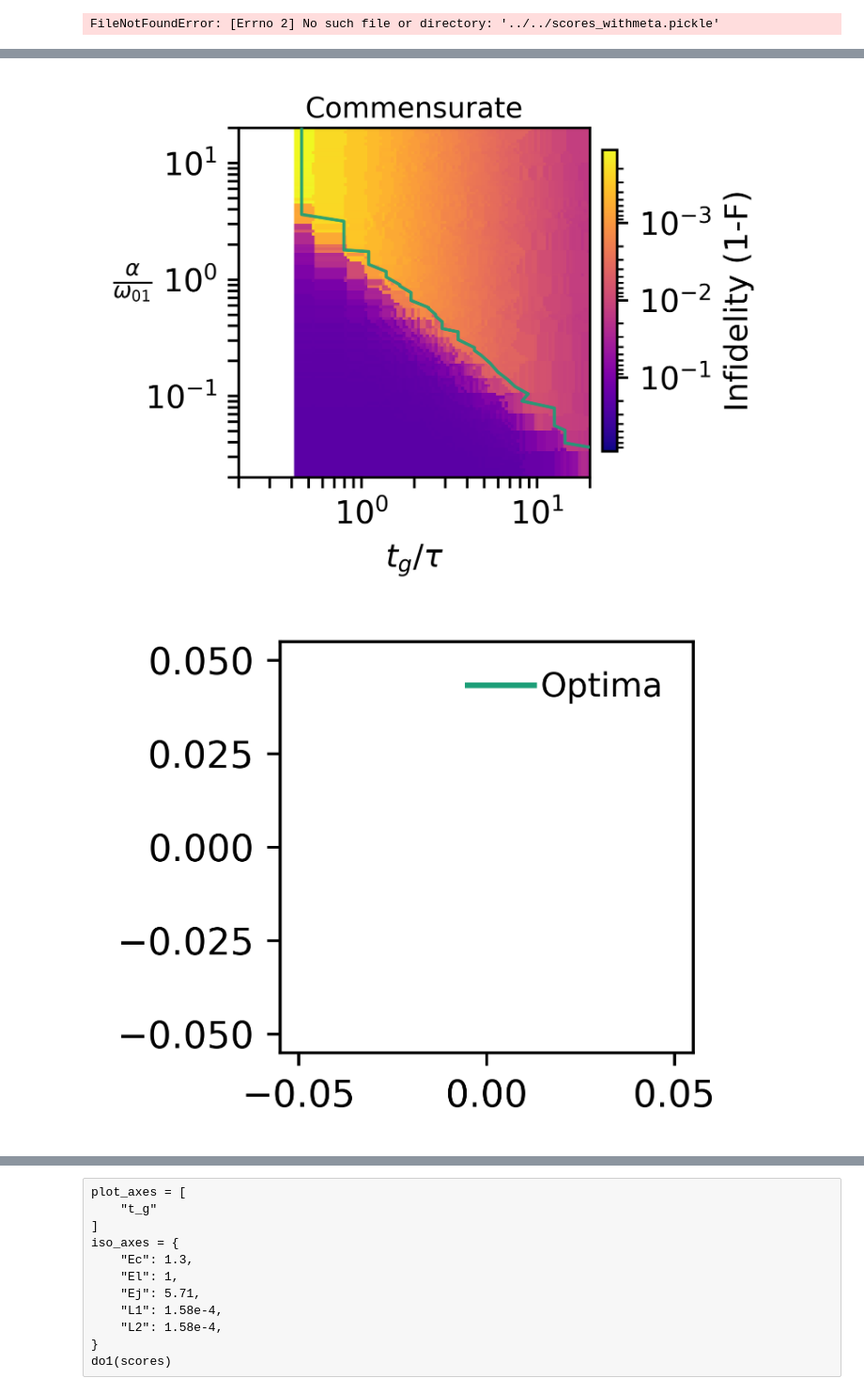
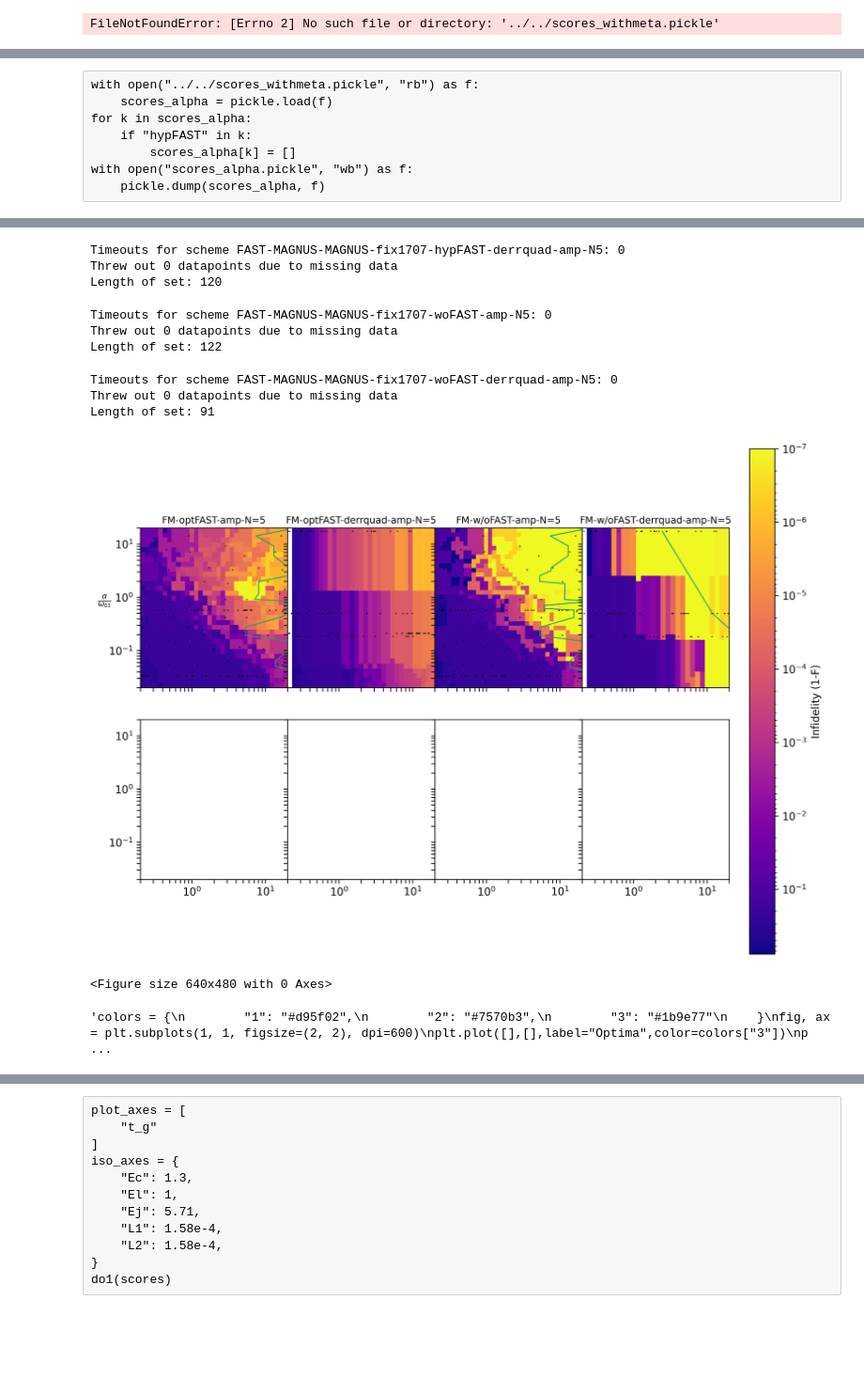
Before and after one commit to t-clausen/qdev_fastgates, a Jupyter notebook: bachelor/Condition evaluation Larmor/main_plot_infidelity.ipynb, the cells around one changed output, grey strips where cells are left out. Shown at 94% size. Saved outputs shown, nothing was run; the diff lists cells and outputs as text; code cells hidden in the pictures; blank space fills up the shorter version.

```diff
--- a/bachelor/Condition evaluation Larmor/main_plot_infidelity.ipynb
+++ b/bachelor/Condition evaluation Larmor/main_plot_infidelity.ipynb
@@ -64,6 +64,8 @@ scores_2level = {k: scores_2level[k] for k in goodkeys}
 with open("../../scores_withmeta.pickle", "wb") as f:
     pickle.dump(scores_2level, f)"""
 
+with open("../../scores_withmeta.pickle", "rb") as f:
+    scores_2level = pickle.load(f)
 import matplotlib as mpl
 mpl.rcParams.update(mpl.rcParamsDefault)
 def do_simple(scores):
@@ -93,13 +95,13 @@ def do_simple(scores):
     }
     for i,key in enumerate(scores):
         lbl = "none"
-        if "comm" in key and "nooptim" in key: continue
+        """if "comm" in key and "nooptim" in key: continue
         if "FAST_n" in key: continue
         if "FAST-D" in key: continue
         if "FAST-M" in key and "nooptim" not in key: continue
         if "RWA" in key or 'magnus' in key or "FAST-D" in key or "comm" in key or "cor" in key:
             #if "RWA" in key or "cor" in key in key or "magnus" in key or "comm" in key:
-            continue
+            continue"""
 
         if "old" in key or len(scores[key]) < 1:
             continue
@@ -845,6 +899,14 @@ def do2(score_dict,force_res=None,clear_buffer=False, do_scatter=True):
         plt.savefig("scores_by_alpha.pdf", bbox_inches='tight')
         plt.show()
         return score_maps
+# %% [raw]
+with open("../../scores_withmeta.pickle", "rb") as f:
+    scores_alpha = pickle.load(f)
+for k in scores_alpha:
+    if "hypFAST" in k:
+        scores_alpha[k] = []
+with open("scores_alpha.pickle", "wb") as f:
+    pickle.dump(scores_alpha, f)
 # %%
 #with open("../../scores_withmetavarcap_alpha20_itt8_N=3_doubleB_varalpha.pickle", "rb") as f:
 
@@ -857,8 +919,8 @@ for k in scores_alpha_1:
     if "comm" not in k:
         for item in scores_alpha_1[k]:
             scores_alpha[k].append(item)
-"""with open("../../scores_withmeta.pickle", "rb") as f:
-    scores_alpha = pickle.load(f)"""
+with open("../../scores_withmeta_2307_N5FMtests.pickle", "rb") as f:
+    scores_alpha = pickle.load(f)
 plot_axes = [
     "Lambdas",
     "alpha_actual"
@@ -870,15 +932,36 @@ iso_axes = {
 }
 #sort entries in scores_alpha alphabetically by key
 scores_alpha = {k: scores_alpha[k] for k in sorted(scores_alpha.keys())}
-#scores_alpha = {k: scores_alpha[k] for k in scores_alpha if "RWA" in k}
+scores_alpha = {k: scores_alpha[k] for k in scores_alpha if k != "FAST-MAGNUS-MAGNUS" and "-N2" not in k}
+for k in scores_alpha:
+    print(f"Scheme {k} has {len(scores_alpha[k])} datapoints")
 old = scores_alpha.copy()
 scores_alpha = {k: old[k] for k in old if "comm" in k}
+
 for k in old:
     if "comm" in k: continue
     scores_alpha[k] = old[k]
-do2(scores_alpha,clear_buffer=False,do_scatter=False)
+clear_buffers={
+        'RWA_x_nooptim': False,
+        'FAST-MAGNUS-MAGNUS': False,
+        'FAST-MAGNUS-MAGNUS-amp': False,
+        'FAST-MAGNUS-MAGNUS-N1': False,
+        'FAST-MAGNUS-MAGNUS-N2': False,
+        'FAST-MAGNUS-MAGNUS-N3': False,
+        'FAST-MAGNUS-MAGNUS-monoquad': False,
+        'FAST-MAGNUS-MAGNUS-dualquad': False,
+        'FAST-MAGNUS-MAGNUS-fullquad': False,
+        'FAST-MAGNUS-MAGNUS-fix1707-woFAST-derrquad-amp-N5': False,
+        'FAST-MAGNUS-MAGNUS-fix1707-woFAST-amp-N5': False,
+        'FAST-MAGNUS-MAGNUS-fix1707-hypFAST-amp-N5': True
+
+    }
+if 1:
+    for k in clear_buffers: clear_buffers[k] = False
+do2(scores_alpha,do_scatter=True, clear_buffers=clear_buffers)
+plt.savefig("performance_2207_optfasts.pdf")
 plt.show()
-colors = {
+"""colors = {
         "1": "#d95f02",
         "2": "#7570b3",
         "3": "#1b9e77"
@@ -886,5 +969,5 @@ colors = {
 fig, ax = plt.subplots(1, 1, figsize=(2, 2), dpi=600)
 plt.plot([],[],label="Optima",color=colors["3"])
 plt.legend(loc='upper right', fontsize=9, frameon=False, ncol=1, handletextpad=0.2)
-plt.show()
+plt.show()"""
 # %% [output]
@@ -895,2 +983,12 @@ Length of set: 1561
+Timeouts for scheme FAST-MAGNUS-MAGNUS-fix1707-hypFAST-derrquad-amp-N5: 0
+Threw out 0 datapoints due to missing data
+Length of set: 120
+Timeouts for scheme FAST-MAGNUS-MAGNUS-fix1707-woFAST-amp-N5: 0
+Threw out 0 datapoints due to missing data
+Length of set: 122
+Timeouts for scheme FAST-MAGNUS-MAGNUS-fix1707-woFAST-derrquad-amp-N5: 0
+Threw out 0 datapoints due to missing data
+Length of set: 91
-[figure, old version]
+[figure, new version]
-[figure, removed]
+<Figure size 640x480 with 0 Axes>
+'colors = {\n        "1": "#d95f02",\n        "2": "#7570b3",\n        "3": "#1b9e77"\n    }\nfig, ax = plt.subplots(1, 1, figsize=(2, 2), dpi=600)\nplt.plot([],[],label="Optima",color=colors["3"])\np ...
```
Also changed, not shown: parts of 7 cells of this notebook, 14 other files.
